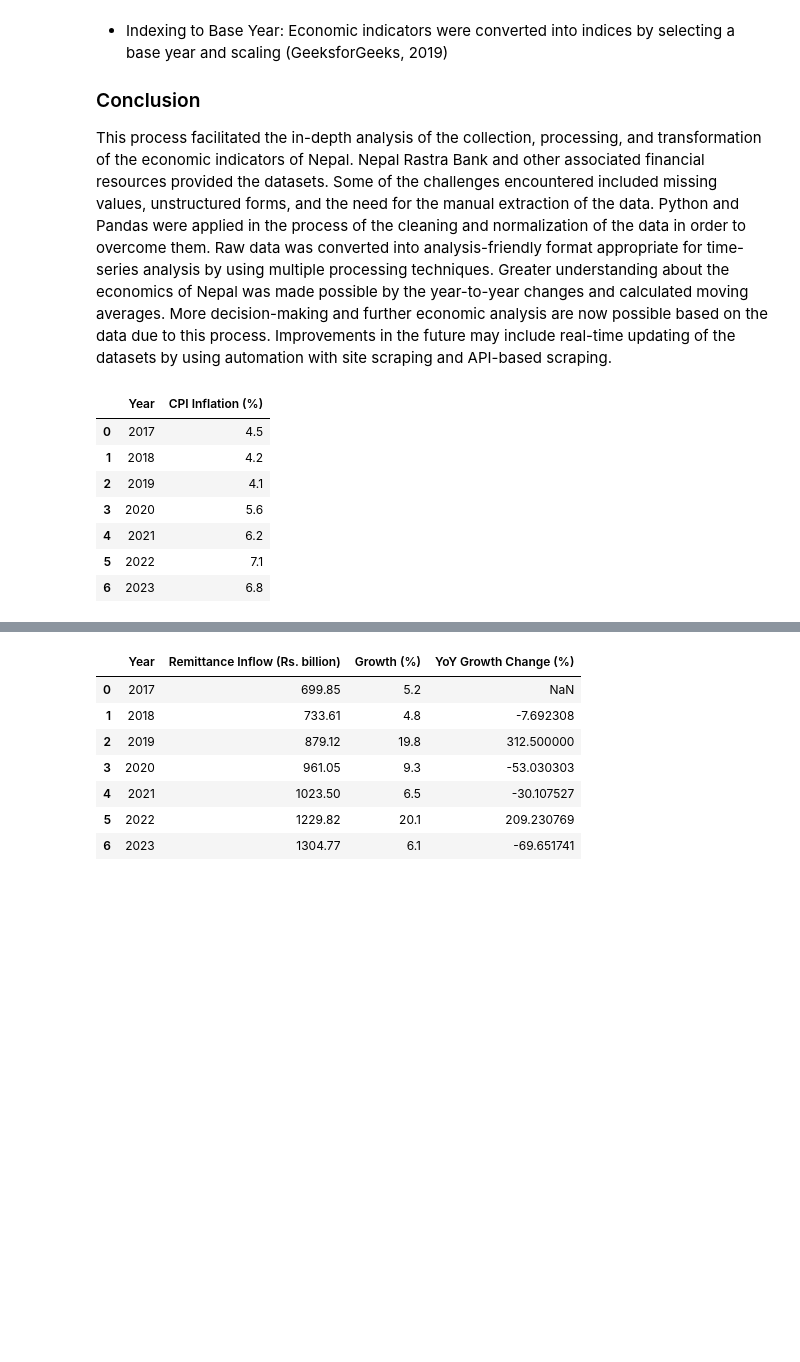
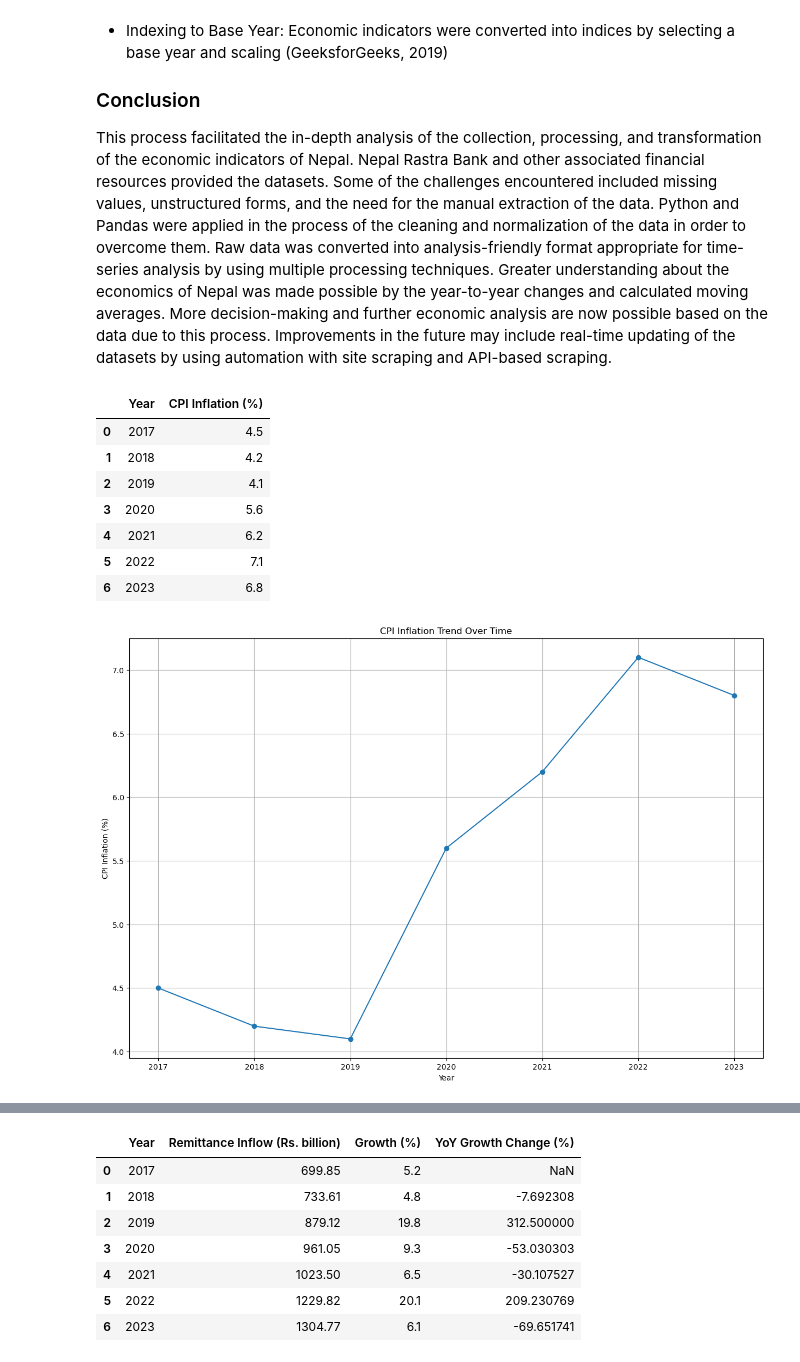
Before and after one commit to sandhyamainali/python, a Jupyter notebook: wk3_Assignment_final.ipynb, the cells around one changed output, grey strips where cells are left out. Saved outputs shown, nothing was run; the diff lists cells and outputs as text; code cells hidden in the pictures; blank space fills up the shorter version.

```diff
--- a/wk3_Assignment_final.ipynb
+++ b/wk3_Assignment_final.ipynb
@@ -58,28 +58,43 @@ I have collect data from Official Nepal Rastra Bank website(Publication and Stat
 For Cleaning data, dropna() concept is used. -->
 # %%
 ## Inflation rate data
+import matplotlib.pyplot as plt
 
 import pandas as pd
 from IPython.display import display
 
 
 file_path = "CPI_Inflation_Data.xlsx"
 
 CPI = pd.read_excel(('data/CPI_Inflation_Data.xlsx') , sheet_name="Sheet1")
-
+data = {
+    "Year": [2017, 2018, 2019, 2020, 2021, 2022, 2023],
+    "CPI Inflation (%)": [4.5, 4.2, 4.1, 5.6, 6.2, 7.1, 6.8]
+}
+df = pd.DataFrame(data)
+plt.figure(figsize=(15,10))
+plt.plot(df["Year"], df["CPI Inflation (%)"], marker='o', linestyle='-')
 
 
 CPI.to_csv("data/CPI_Inflation_Data.csv", index=False)
+
+
 display (CPI)
+plt.xlabel("Year")
+plt.ylabel("CPI Inflation (%)")
+plt.title("CPI Inflation Trend Over Time")
+plt.grid(True)
+plt.show()
 # %% [output]
 |  | Year | CPI Inflation (%) |
 | 0 | 2017 | 4.5 |
 | 1 | 2018 | 4.2 |
 | 2 | 2019 | 4.1 |
 | 3 | 2020 | 5.6 |
 | 4 | 2021 | 6.2 |
 | 5 | 2022 | 7.1 |
 | 6 | 2023 | 6.8 |
+[figure, added]
 # %%
 # Interest Rate data
 import pandas as pd
```
Also changed, not shown: parts of 5 cells of this notebook, 6 other files.
